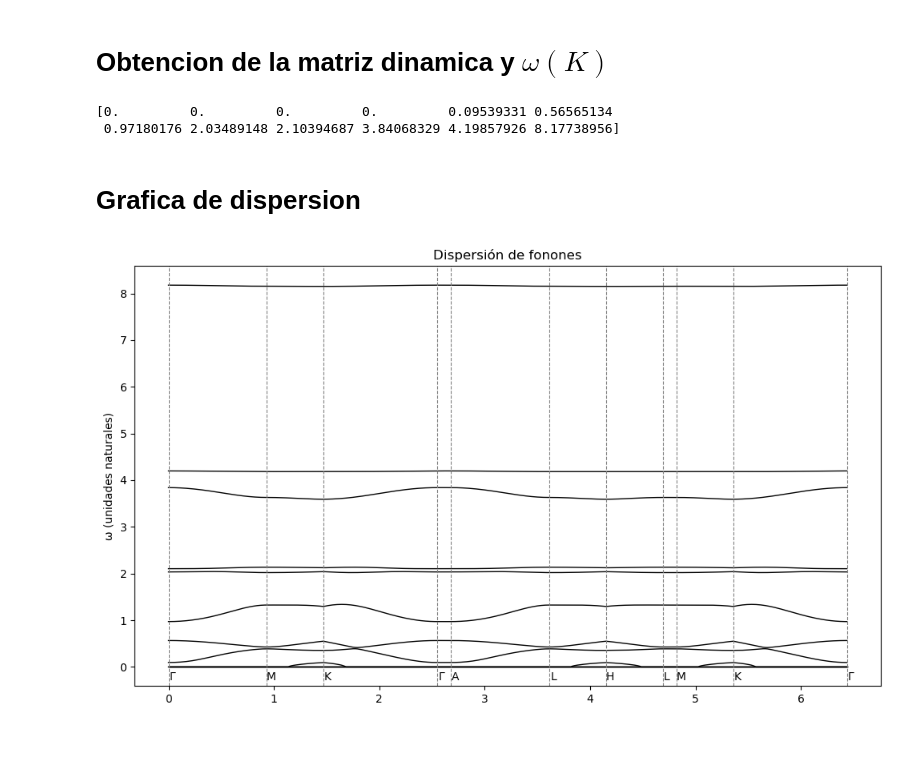
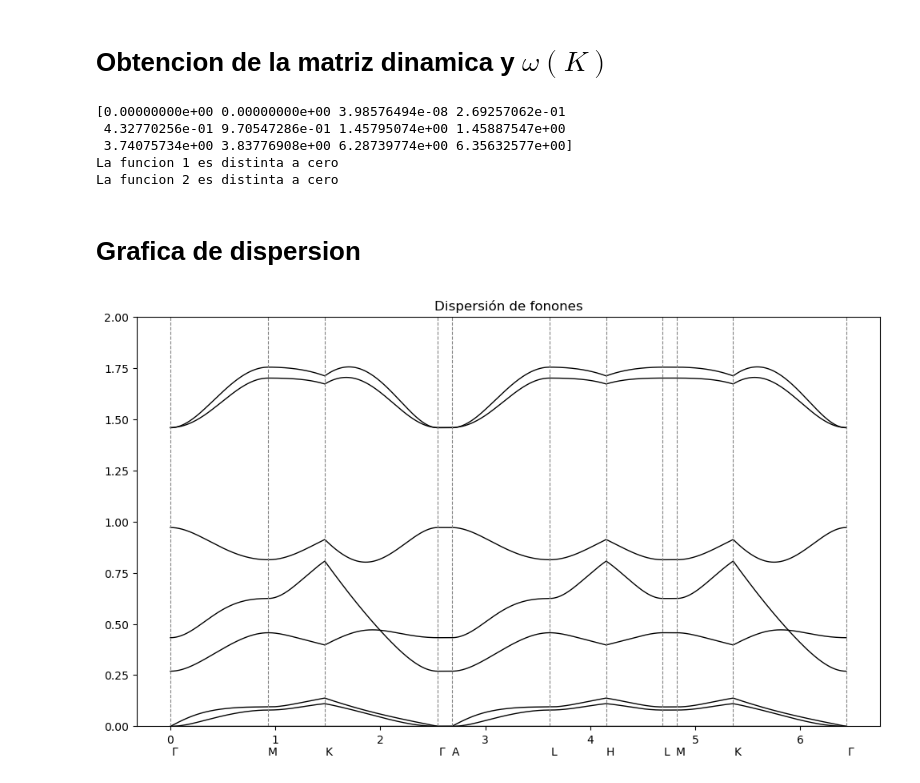
Before and after one commit to D4vidGarcia/Estado-Solido-Proyecto-Equipo, a Jupyter notebook: SCRIPTS/phonons.ipynb, the cells around one changed output. Drawn from its saved outputs; the diff is of its cells as text; code cells hidden in the pictures; blank space fills up the shorter version.

```diff
--- a/SCRIPTS/phonons.ipynb
+++ b/SCRIPTS/phonons.ipynb
@@ -8,13 +8,15 @@ import matplotlib.pyplot as plt
 # Definicion de lattice y varios
 # %%
 # Definicion de lattice y bases fraccionales para hacer producto matricial y obtener coordenadas cartesianas
+# (en unidades Å)
 a = 3.8901956081
 c = 23.7135486603
 gamma = np.radians(120)
 # Constantes de fuerza (en unidades eV/Å²)
 force_constants = {
     "Si-Si": 5,
-    "Si-H": 22
+    "Si-H": 22,
+    "2Si-H": 11
 }
 
 lattice = np.array([
@@ -33,6 +35,7 @@ base_H_frac = np.array([
     [1/3, 2/3, 0.5784772190]
 ], dtype=float)
 
+
 mass = {
     "Si": 28.086,
     "H": 1.008
@@ -46,9 +49,7 @@ cell = np.concatenate([
 # Definicion del orden de los atomos en la celda para asignar valores ij
 order_i = ["Si", "Si", "H", "H"]
 atom_n = len(order_i)
-order_j = ["Si", "Si", "Si", "H"]
 masses_i = np.array([mass[atom] for atom in order_i], dtype=float)
-masses_j = np.array([mass[atom] for atom in order_j], dtype=float)
-masses_ij = np.sqrt(np.tensordot(masses_i, masses_j, axes=0))
+masses_ij = np.sqrt(np.tensordot(masses_i, masses_i, axes=0))
 print(masses_ij)
 # %% [output]
@@ -164,7 +178,7 @@ def parametrization_vec(k_points, n_points):
     path.append(k_points[-1])
     return np.array(path)
 
-n_points_segment = 50
+n_points_segment = 100
 k_path = parametrization_vec(k_points, n_points_segment)
 # %% [markdown]
 # Obtencion de la matriz dinamica y $\omega(K)$
@@ -175,7 +189,7 @@ def dynamic_matrix(k, cell, e, e_norm, e_jindex, force_cts, masses_ij):
     D = np.zeros((3*N, 3*N), dtype=complex)
 
     for i in range(N):
-        for l in range(4):
+        for l in range(7):  # Numero maximo de interacciones por atomo
             kappa = force_cts[i, l]
             if kappa == 0:
                 continue
@@ -222,30 +236,36 @@ for position, k_vec in enumerate(k_path):
 frequencies.sort(axis=1)
 
 print(frequencies[0])
+
+for i in range(3):
+    if any (frequencies[:, i] > 1e-2):
+        print(f"La funcion {i} es distinta a cero")
 # %% [output]
-[0.         0.         0.         0.         0.09539331 0.56565134
- 0.97180176 2.03489148 2.10394687 3.84068329 4.19857926 8.17738956]
+[0.00000000e+00 0.00000000e+00 3.98576494e-08 2.69257062e-01
+ 4.32770256e-01 9.70547286e-01 1.45795074e+00 1.45887547e+00
+ 3.74075734e+00 3.83776908e+00 6.28739774e+00 6.35632577e+00]
+La funcion 1 es distinta a cero
+La funcion 2 es distinta a cero
 # %% [markdown]
 # Grafica de dispersion
 # %%
 # Cálculo de la norma de k para graficar en función de la distancia en el espacio recíproco
 dK = np.linalg.norm( np.diff(k_path, axis=0), axis=1 )
 K_norm = np.concatenate(([0], np.cumsum(dK)))
 
 # Grafico de dispersion de fonones, no tengo ni la mas remota idea de usar matplotlib, se lo pedi a chatgpt
 labels = ["Γ","M","K","Γ","A","L","H","L","M","K","Γ"]
 plt.figure(figsize=(10,6))
 for modo in range(n_modes):
     plt.plot(K_norm, frequencies[:, modo], 'k-', linewidth=1)
 
 
 for i in range(len(labels)):
     plt.axvline(K_norm[n_points_segment * i], color='gray', linestyle='--', linewidth=0.8)
     plt.text(K_norm[n_points_segment * i]+0.04, -0.1, labels[i], ha='center', va='top')
-
-plt.ylabel("ω (unidades naturales)")
+plt.ylim( 0.0, 2.0)
 plt.title("Dispersión de fonones")
 plt.tight_layout()
 plt.show()
 # %% [output]
-[figure, old version]
+[figure, new version]
```
Also changed, not shown: parts of 2 cells of this notebook.
